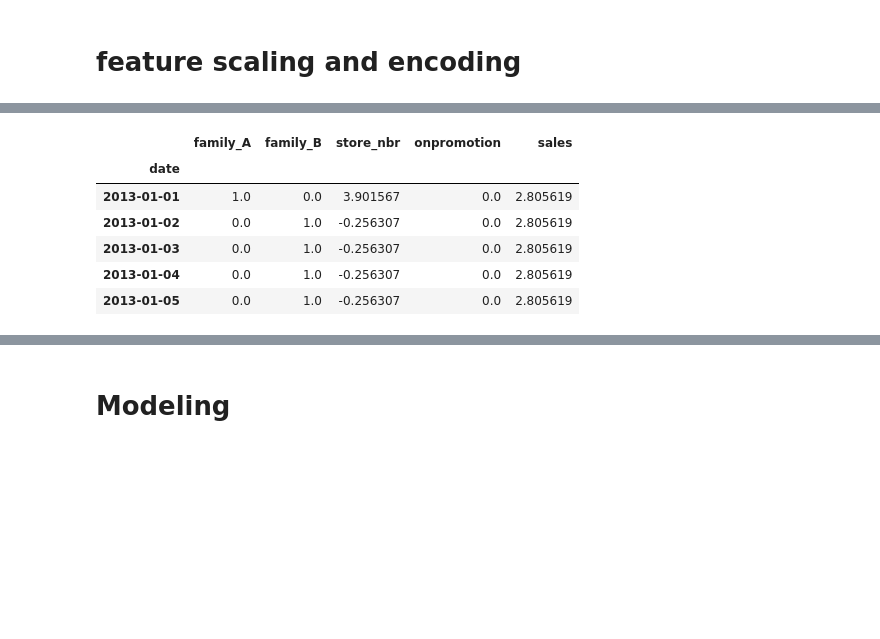
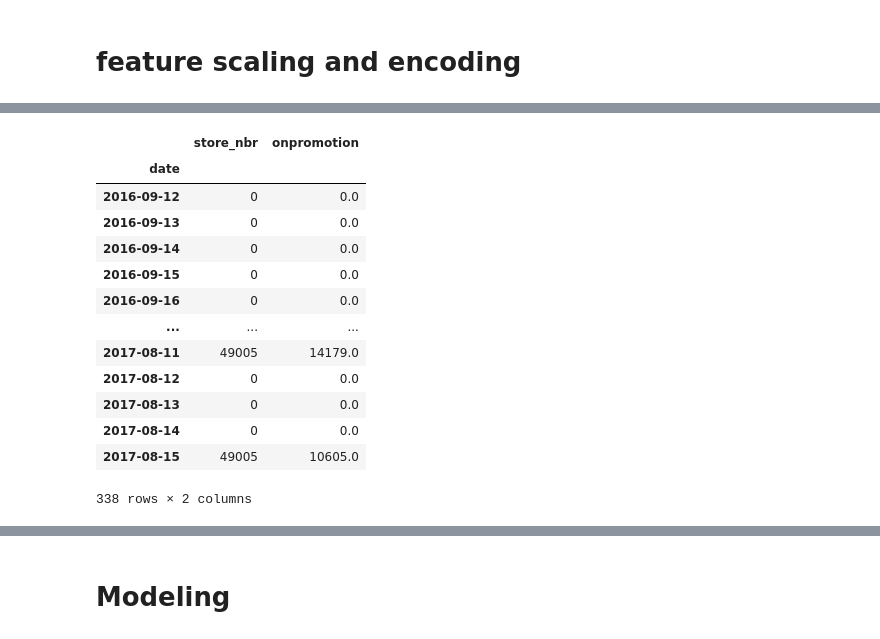
Before and after one commit to Henamen21/Time_Series_prediction, a Jupyter notebook: Time_Series_prediction.ipynb, the cells around one changed output, grey strips where cells are left out. Cells and saved outputs as stored; diff of their text form; code cells hidden in the pictures; blank space fills up the shorter version.

```diff
--- a/Time_Series_prediction.ipynb
+++ b/Time_Series_prediction.ipynb
@@ -956,3 +926,0 @@ False
-# %%
-new_df = new_df["2013"]
-new_df.head()
@@ -972,12 +932,11 @@ Correcting seasonality is a process of removing or reducing the periodic fluctua
 import statsmodels.api as sm
 
 # use STL decomposition to decompose the time series into trend, seasonal, and residual components
-stl = sm.tsa.STL(new_df.sales, seasonal=7)
+stl = sm.tsa.STL(new_df.sales, period  = 365 , seasonal=7)
 res = stl.fit()
 
 # plot the decomposition results
 fig = res.plot()
 fig.set_size_inches(10, 8)
-plt.xticks(rotation = 90)
 plt.show()
 # %% [output]
@@ -1000,9 +956,7 @@ Freq: D, Name: resid, dtype: float64
 # %% [markdown]
 ### correcting the negative number by adding constant number
 # %%
-#add a constant to make data positive
-alpha = 1 - np.min(tst)
-data_pos = tst + alpha
-data_pos
+c = tst + np.abs(np.min(tst))
+c
 # %% [output]
 date
@@ -1027,7 +981,7 @@ Yeo-Johnson correction is a method of transforming the data to reduce the effect
 import pandas as pd
 
 # generate some skewed data with outliers
-x = data_pos
+x = c
 
 # define an outlier as a value that is more than 3 standard deviations from the mean
 outliers = abs(x - x.mean()) > 3 * x.std()
@@ -1173,12 +1124,18 @@ d.head()
 # %%
-d["sales"] = Y_train
-d = d.set_index("date")
-d.head()
+X_test = X_test.set_index("date")
+X_test
 # %% [output]
-|  | family_A | family_B | store_nbr | onpromotion | sales |
-| date |  |  |  |  |  |
-| 2013-01-01 | 1.0 | 0.0 | 3.901567 | 0.0 | 2.805619 |
-| 2013-01-02 | 0.0 | 1.0 | -0.256307 | 0.0 | 2.805619 |
-| 2013-01-03 | 0.0 | 1.0 | -0.256307 | 0.0 | 2.805619 |
-| 2013-01-04 | 0.0 | 1.0 | -0.256307 | 0.0 | 2.805619 |
-| 2013-01-05 | 0.0 | 1.0 | -0.256307 | 0.0 | 2.805619 |
+|  | store_nbr | onpromotion |
+| date |  |  |
+| 2016-09-12 | 0 | 0.0 |
+| 2016-09-13 | 0 | 0.0 |
+| 2016-09-14 | 0 | 0.0 |
+| 2016-09-15 | 0 | 0.0 |
+| 2016-09-16 | 0 | 0.0 |
+| ... | ... | ... |
+| 2017-08-11 | 49005 | 14179.0 |
+| 2017-08-12 | 0 | 0.0 |
+| 2017-08-13 | 0 | 0.0 |
+| 2017-08-14 | 0 | 0.0 |
+| 2017-08-15 | 49005 | 10605.0 |
+338 rows × 2 columns
```
Also changed, not shown: parts of 136 cells of this notebook, 1 other file.
